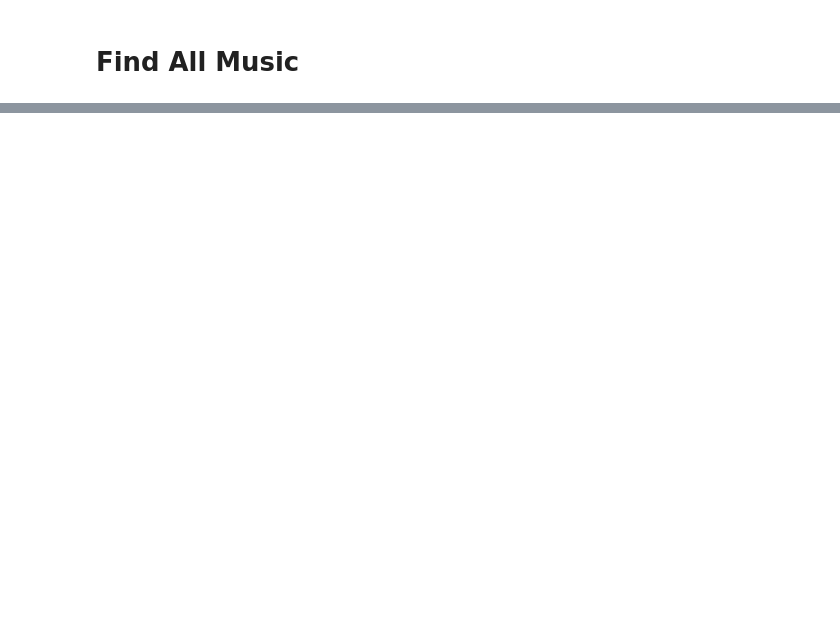
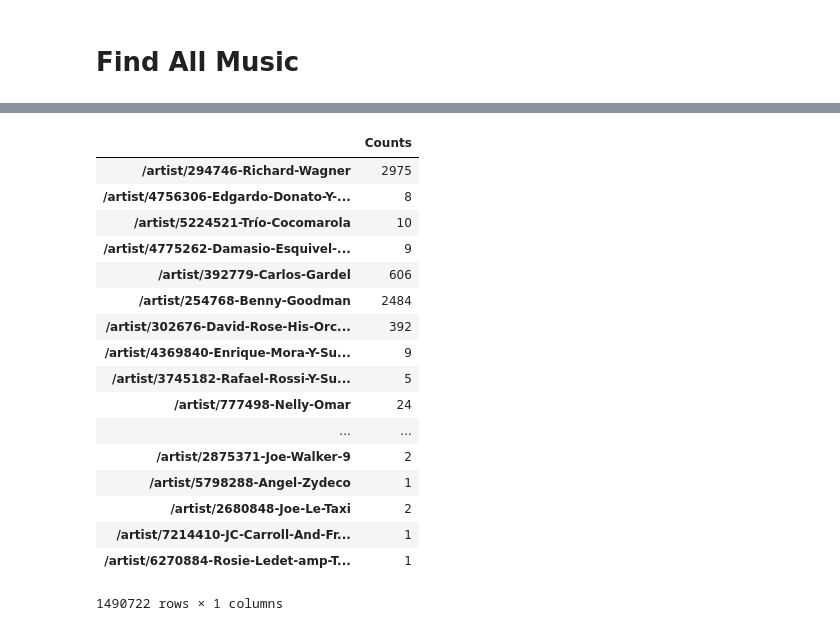
Before and after one commit to tgadf/music, a Jupyter notebook: My Music.ipynb, the cells around one changed output, grey strips where cells are left out. Drawn from its saved outputs; the diff is of its cells as text; code cells hidden in the pictures; blank space fills up the shorter version.

```diff
--- a/My Music.ipynb
+++ b/My Music.ipynb
@@ -54,0 +65,4 @@ mf = musicFinder(debug=False)
+# %%
+%load_ext autoreload
+%autoreload
+disc = discogs()
@@ -105,0 +1121,21 @@ Found 12 DB Files
+# %%
+colrefdf
+# %% [output]
+|  | Counts |
+| /artist/294746-Richard-Wagner | 2975 |
+| /artist/4756306-Edgardo-Donato-Y-... | 8 |
+| /artist/5224521-Trío-Cocomarola | 10 |
+| /artist/4775262-Damasio-Esquivel-... | 9 |
+| /artist/392779-Carlos-Gardel | 606 |
+| /artist/254768-Benny-Goodman | 2484 |
+| /artist/302676-David-Rose-His-Orc... | 392 |
+| /artist/4369840-Enrique-Mora-Y-Su... | 9 |
+| /artist/3745182-Rafael-Rossi-Y-Su... | 5 |
+| /artist/777498-Nelly-Omar | 24 |
+| ... | ... |
+| /artist/2875371-Joe-Walker-9 | 2 |
+| /artist/5798288-Angel-Zydeco | 1 |
+| /artist/2680848-Joe-Le-Taxi | 2 |
+| /artist/7214410-JC-Carroll-And-Fr... | 1 |
+| /artist/6270884-Rosie-Ledet-amp-T... | 1 |
+1490722 rows × 1 columns
```
Also changed, not shown: parts of 95 cells of this notebook, 29 other files.
